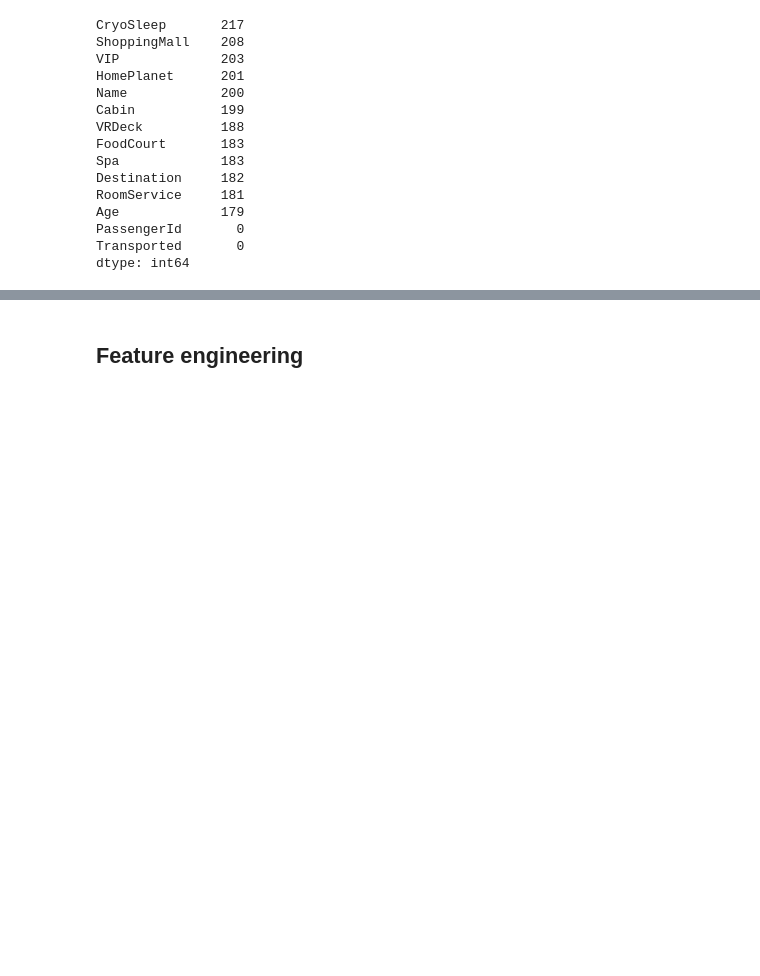
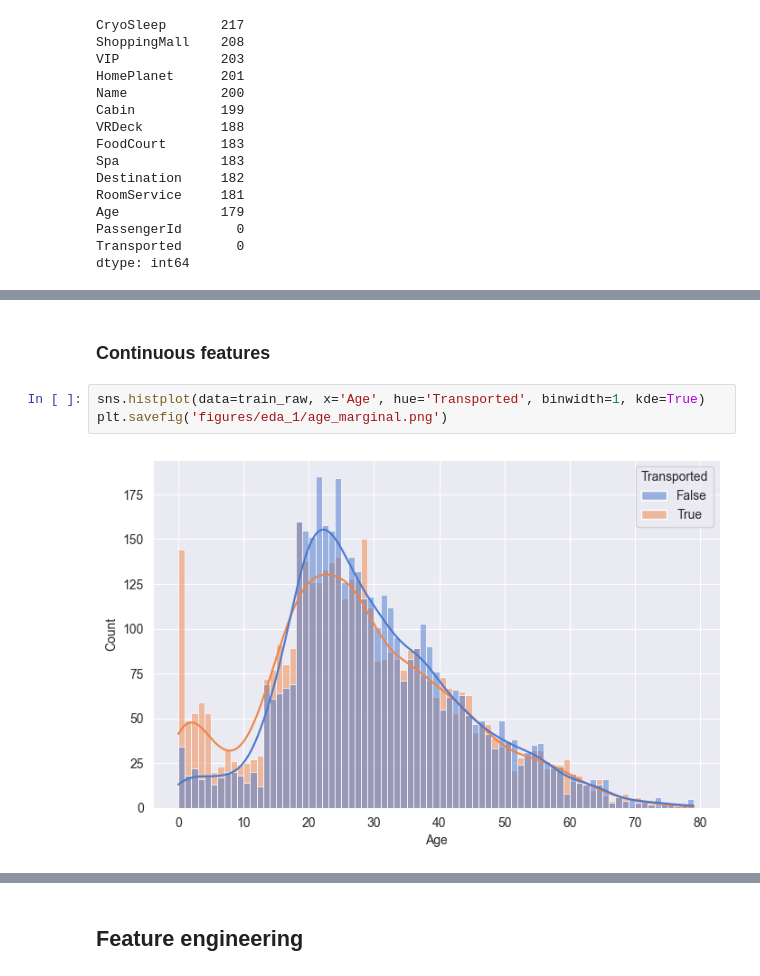
Before and after one commit to apiraccini/spaceship_titanic, a Jupyter notebook: notebooks/1_data_prep.ipynb, the cells around one changed output, grey strips where cells are left out. Saved outputs shown, nothing was run; the diff lists cells and outputs as text; blank space fills up the shorter version.

```diff
--- a/notebooks/1_data_prep.ipynb
+++ b/notebooks/1_data_prep.ipynb
@@ -106,0 +126,7 @@ dtype: int64
+# %% [markdown]
+### Continuous features
+# %%
+sns.histplot(data=train_raw, x='Age', hue='Transported', binwidth=1, kde=True)
+plt.savefig('figures/eda_1/age_marginal.png')
+# %% [output]
+[figure, added]
```
Also changed, not shown: parts of 75 cells of this notebook, 21 other files.
